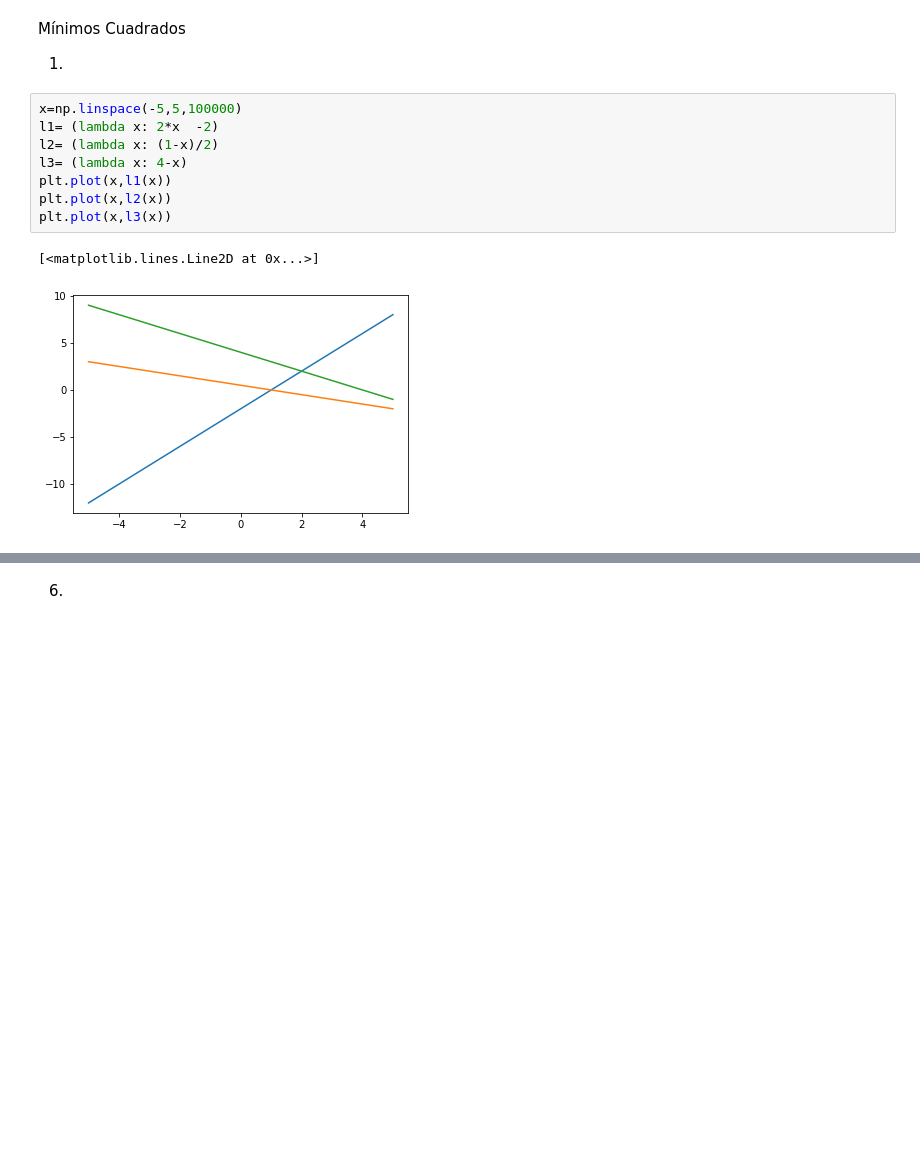
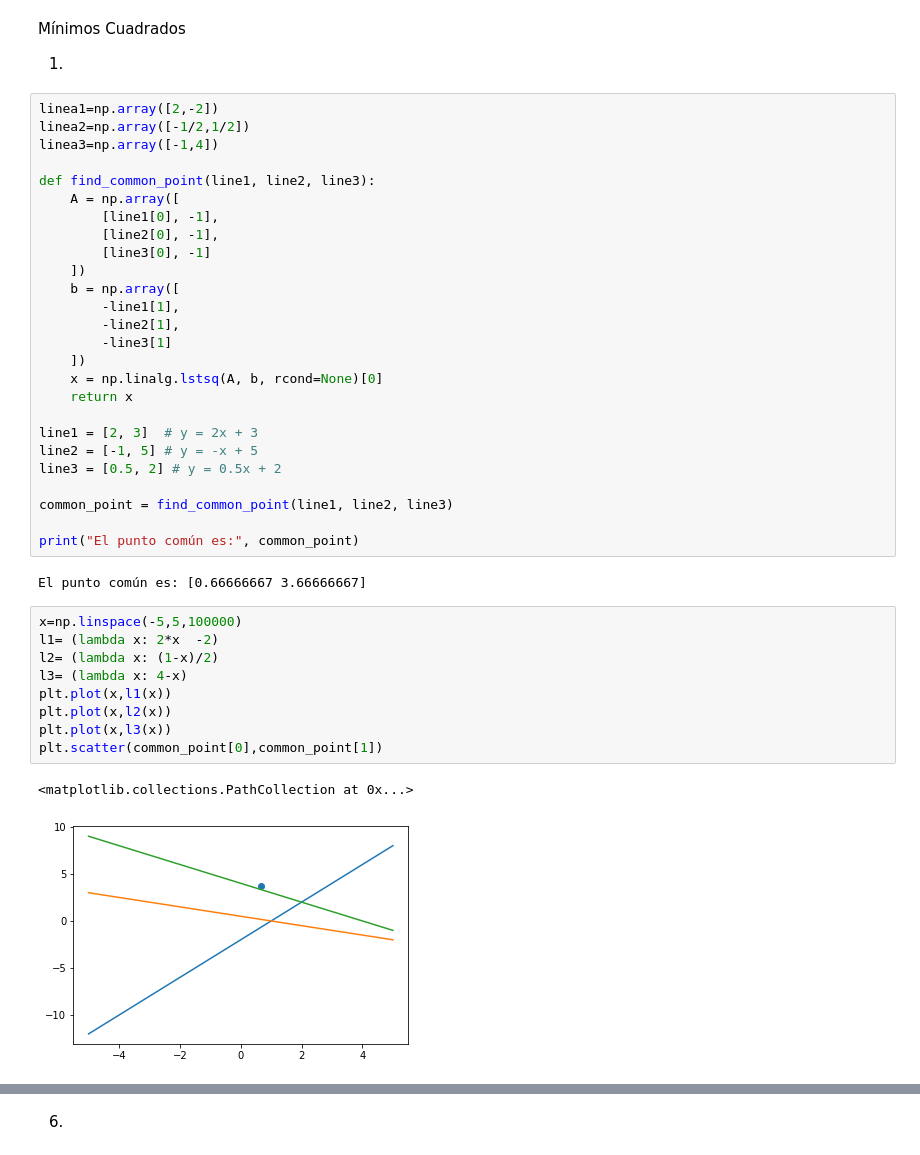
Before and after one commit to lsperezm/Metodos1-LauraPerez-SofiaLizarazo, a Jupyter notebook: Taller3/Taller3-LauraSofiaPerez-BrendaSofiaLizarazo.ipynb, the cells around one changed output, grey strips where cells are left out. Cells and saved outputs as stored; diff of their text form; blank space fills up the shorter version.

```diff
--- a/Taller3/Taller3-LauraSofiaPerez-BrendaSofiaLizarazo.ipynb
+++ b/Taller3/Taller3-LauraSofiaPerez-BrendaSofiaLizarazo.ipynb
@@ -792,14 +792,43 @@ $\displaystyle \left[\begin{matrix}-2 & 0 & 0 & 0\\0 & -2 & 0 & 0\\0 & 0 & -2 &
 Mínimos Cuadrados
 
 1.
+# %%
+linea1=np.array([2,-2])
+linea2=np.array([-1/2,1/2])
+linea3=np.array([-1,4])
+
+def find_common_point(line1, line2, line3):
+    A = np.array([
+        [line1[0], -1],
+        [line2[0], -1],
+        [line3[0], -1]
+    ])
+    b = np.array([
+        -line1[1],
+        -line2[1],
+        -line3[1]
+    ])
+    x = np.linalg.lstsq(A, b, rcond=None)[0]
+    return x
+
+line1 = [2, 3]  # y = 2x + 3
+line2 = [-1, 5] # y = -x + 5
+line3 = [0.5, 2] # y = 0.5x + 2
+
+common_point = find_common_point(line1, line2, line3)
+
+print("El punto común es:", common_point)
+# %% [output]
+El punto común es: [0.66666667 3.66666667]
 # %%
 x=np.linspace(-5,5,100000)
 l1= (lambda x: 2*x  -2)
 l2= (lambda x: (1-x)/2)
 l3= (lambda x: 4-x)
 plt.plot(x,l1(x))
 plt.plot(x,l2(x))
 plt.plot(x,l3(x))
+plt.scatter(common_point[0],common_point[1])
 # %% [output]
-[<matplotlib.lines.Line2D at 0x...>]
+<matplotlib.collections.PathCollection at 0x...>
-[figure, old version]
+[figure, new version]
```
Also changed, not shown: parts of 3 cells of this notebook.
